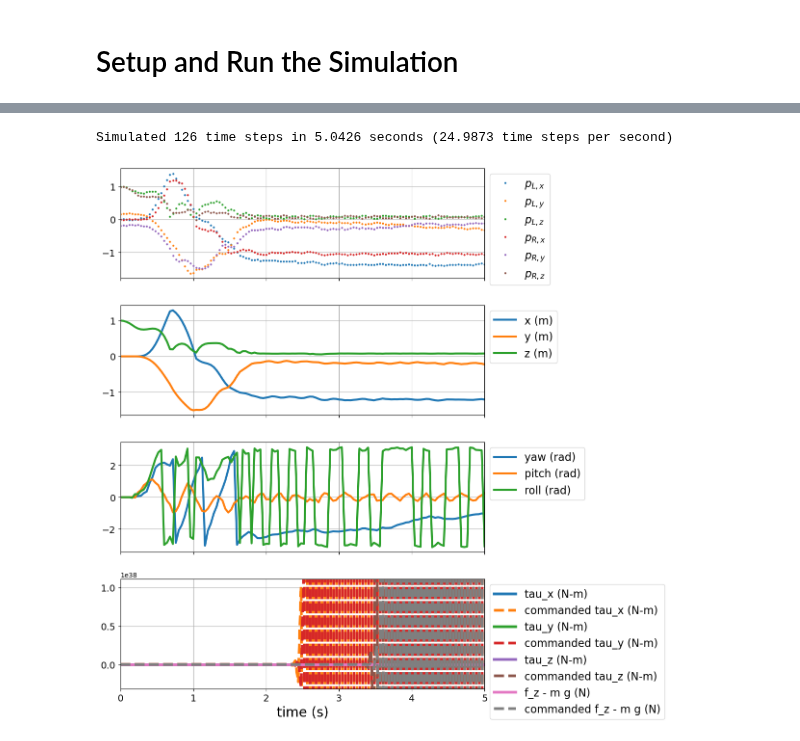
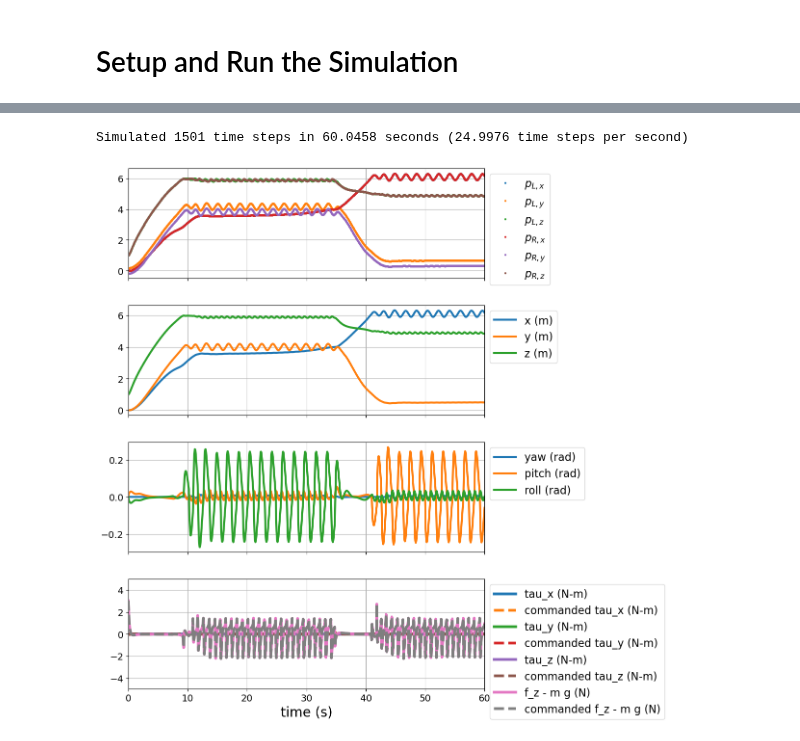
Before and after one commit to TheBestBot/ae353-sp25, a Jupyter notebook: projects/04_drone/runSim.ipynb, the cells around one changed output, grey strips where cells are left out. Drawn from its saved outputs; the diff is of its cells as text; code cells hidden in the pictures.

```diff
--- a/projects/04_drone/runSim.ipynb
+++ b/projects/04_drone/runSim.ipynb
@@ -131,12 +131,14 @@ mn = (p_x,p_y,p_z,psi,theta,phi,v_x,v_y,v_z,w_x,w_y,w_z,tau_x,tau_y,tau_z,f_z)
 An = sym.lambdify(mn, f.jacobian(m))
 Bn = sym.lambdify(mn, f.jacobian(n))
 
-A = An(0,0,1,0,0,0,0,0,0,0,0,0,0,0,0,(0.5 * 9.81))
-B = Bn(0,0,1,0,0,0,0,0,0,0,0,0,0,0,0,(0.5 * 9.81))
+A = An(0,0,0,0,0,0,0,0,0,0,0,0,0,0,0,(0.5 * 9.81))
+B = Bn(0,0,0,0,0,0,0,0,0,0,0,0,0,0,0,(0.5 * 9.81))
 print("Matrix A:")
 print(A.tolist())
+# display(sym.Matrix(A))
 print("Matrix B:")
 print(B.tolist())
+# display(sym.Matrix(B))
 # %% [output]
 Matrix A:
 [[0.0, 0.0, 0.0, 0.0, 0.0, 0.0, 1.0, 0.0, 0.0, 0.0, 0.0, 0.0], [0.0, 0.0, 0.0, 0.0, 0.0, 0.0, 0.0, 1.0, 0.0, 0.0, 0.0, 0.0], [0.0, 0.0, 0.0, 0.0, 0.0, 0.0, -0.0, 0.0, 1.0, 0.0, 0.0, 0.0], [0.0, 0.0, 0 ...
@@ -148,8 +150,8 @@ def lqr(A, B, Q, R):
     K = la.inv(R) @ B.T @ P
     return K
 # %%
-Q = np.diag((1,1,1,1,1,1,.1,.1,.1,.1,.1,.1)) * 1
-R = np.diag((1,1,1,2)) * 1
+Q = np.diag((1,1,10,10,10,10,0.1,0.1,5,1,1,1)) * 1
+R = np.diag((90,90,90,1)) * 1
 
 W = B
 for i in range(1, A.shape[0]):
@@ -160,6 +162,7 @@ if W.shape[0] == la.matrix_rank(W):
     K = lqr(A,B,Q,R)
     print("Matrix K:")
     print(K.tolist())
+    #display(sym.Matrix(K))
 else:
     print("System is not controllable.")
 # %% [output]
@@ -169,5 +172,5 @@ Matrix K:
 # %%
-o_e = g.subs({p_x: 0, p_y: 0, p_z: 1, psi: 0, theta: 0, phi: 0})
+o_e = g.subs({p_x: 0, p_y: 0, p_z: 0, psi: 0, theta: 0, phi: 0})
 o_e = np.array(o_e.T.evalf())
 o_e = np.array(o_e[0])
 print(o_e)
@@ -366,11 +441,11 @@ simulator.set_rules(
     error_on_inactive=False, # <-- allow inactivity
 )
 simulator.run(
-    max_time=5.,       # <-- if None, then simulation will run until all drones fail or finish
+    max_time=60.,       # <-- if None, then simulation will run until all drones fail or finish
     print_debug=True,  # <-- if False, then nothing will be printed (good for data collection)
 )
 # %% [output]
-Simulated 126 time steps in 5.0426 seconds (24.9873 time steps per second)
+Simulated 1501 time steps in 60.0458 seconds (24.9976 time steps per second)
 # %%
 data = simulator.get_data('template')
 # Create a figure with subplots that all share the same x-axis
@@ -392,69 +467,39 @@ ax_pos.plot(data['t'], data['p_x'], label='x (m)', linewidth=3, color='C0')
 ax_pos.plot(data['t'], data['p_y'], label='y (m)', linewidth=3, color='C1')
 ax_pos.plot(data['t'], data['p_z'], label='z (m)', linewidth=3, color='C2')
 ax_pos.grid()
-ax_pos.legend(fontsize=16, bbox_tos_anchor=(1., 1.))
+ax_pos.legend(fontsize=16, bbox_to_anchor=(1., 1.))
 ax_pos.tick_params(labelsize=14)
 
 # Orientation
 ax_ori.plot(data['t'], data['yaw'], label='yaw (rad)', linewidth=3)
 ax_ori.plot(data['t'], data['pitch'], label='pitch (rad)', linewidth=3)
 ax_ori.plot(data['t'], data['roll'], label='roll (rad)', linewidth=3)
 ax_ori.grid()
 ax_ori.legend(fontsize=16, bbox_to_anchor=(1., 1.))
 ax_ori.tick_params(labelsize=14)
 
-import numpy as np
-
-# Get the time array
-t = np.array(data['t'])
-
-# Compute 80% index directly
-cutoff_idx = int(0.5 * len(t))
-
-# Slice relevant data
-tau_x      = np.array(data['tau_x'][:cutoff_idx])
-tau_x_cmd  = np.array(data['tau_x_cmd'][:cutoff_idx])
-tau_y      = np.array(data['tau_y'][:cutoff_idx])
-tau_y_cmd  = np.array(data['tau_y_cmd'][:cutoff_idx])
-tau_z      = np.array(data['tau_z'][:cutoff_idx])
-tau_z_cmd  = np.array(data['tau_z_cmd'][:cutoff_idx])
-f_z        = np.array(data['f_z'][:cutoff_idx]) - 0.5 * 9.81
-f_z_cmd    = np.array(data['f_z_cmd'][:cutoff_idx]) - 0.5 * 9.81
-
-# Combine all into one array for convenience
-all_vals = np.concatenate([
-    tau_x, tau_x_cmd,
-    tau_y, tau_y_cmd,
-    tau_z, tau_z_cmd,
-    f_z, f_z_cmd
-])
-
-# Get min and max with 10% buffer
-ymin = 1.1 * np.min(all_vals)
-ymax = 1.1 * np.max(all_vals)
-
 # Actuator commands
 ax_act.plot(data['t'], data['tau_x'], label='tau_x (N-m)', linewidth=4)
 ax_act.plot(data['t'], data['tau_x_cmd'], '--', label='commanded tau_x (N-m)', linewidth=4)
 ax_act.plot(data['t'], data['tau_y'], label='tau_y (N-m)', linewidth=4)
 ax_act.plot(data['t'], data['tau_y_cmd'], '--', label='commanded tau_y (N-m)', linewidth=4)
 ax_act.plot(data['t'], data['tau_z'], label='tau_z (N-m)', linewidth=4)
 ax_act.plot(data['t'], data['tau_z_cmd'], '--', label='commanded tau_z (N-m)', linewidth=4)
 ax_act.plot(data['t'], np.array(data['f_z']) - (0.5 * 9.81), label='f_z - m g (N)', linewidth=4)
 ax_act.plot(data['t'], np.array(data['f_z_cmd']) - (0.5 * 9.81), '--', label='commanded f_z - m g (N)', linewidth=4)
-ax_act.set_ylim(ymin, ymax)  # Set both y-limits
+ax_act.set_ylim(-5, 5)  # Set both y-limits
 ax_act.grid()
 ax_act.legend(fontsize=16, bbox_to_anchor=(1., 1.))
 ax_act.tick_params(labelsize=14)
 
 
 
 # Set shared x-axis properties
 ax_act.set_xlabel('time (s)', fontsize=20)
 ax_act.set_xlim([data['t'][0], data['t'][-1]])
 
 # Make the arrangement of subplots look nice
 fig.tight_layout()
 plt.show()
 # %% [output]
-[figure, old version]
+[figure, new version]
```
Also changed, not shown: parts of 7 cells of this notebook.
